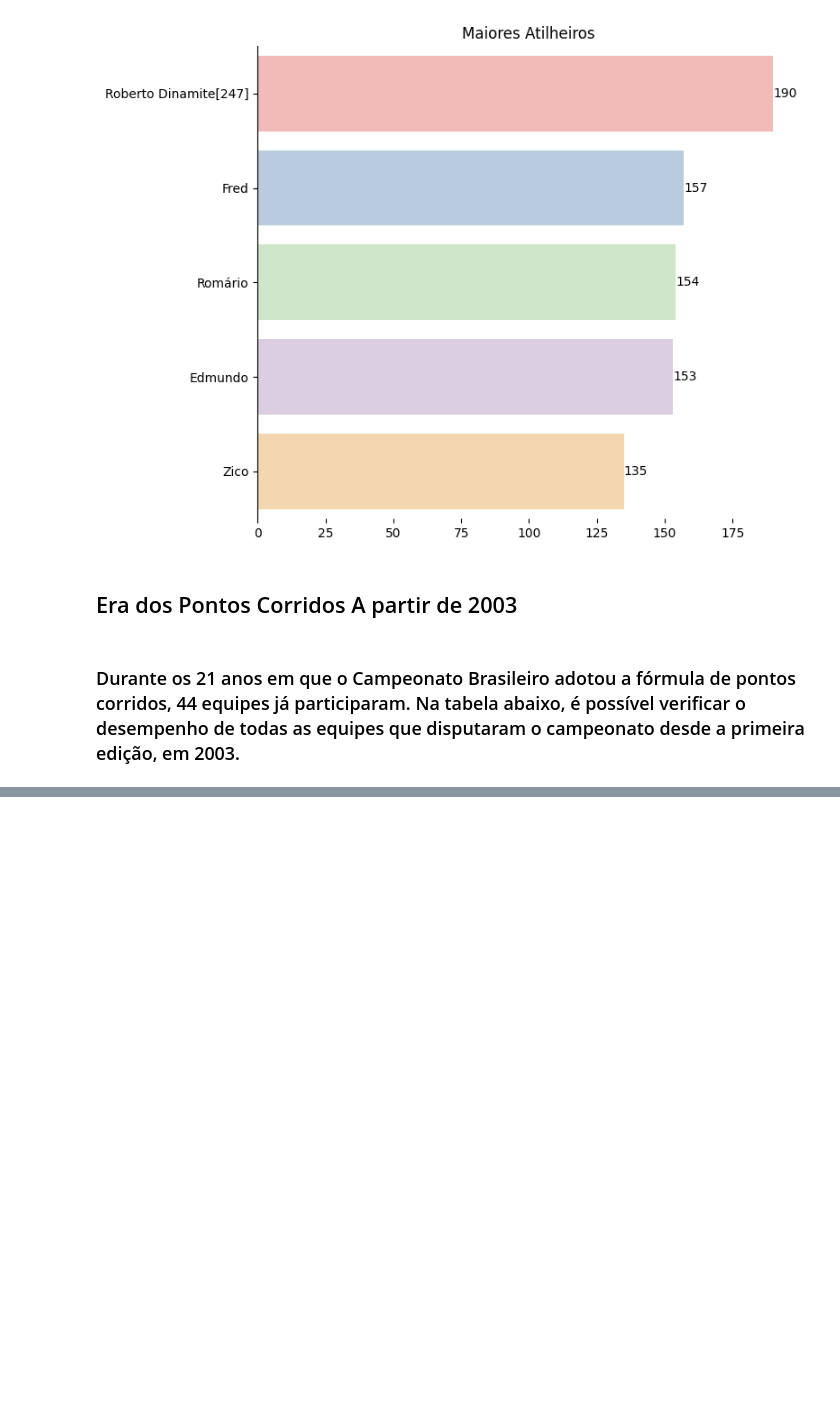
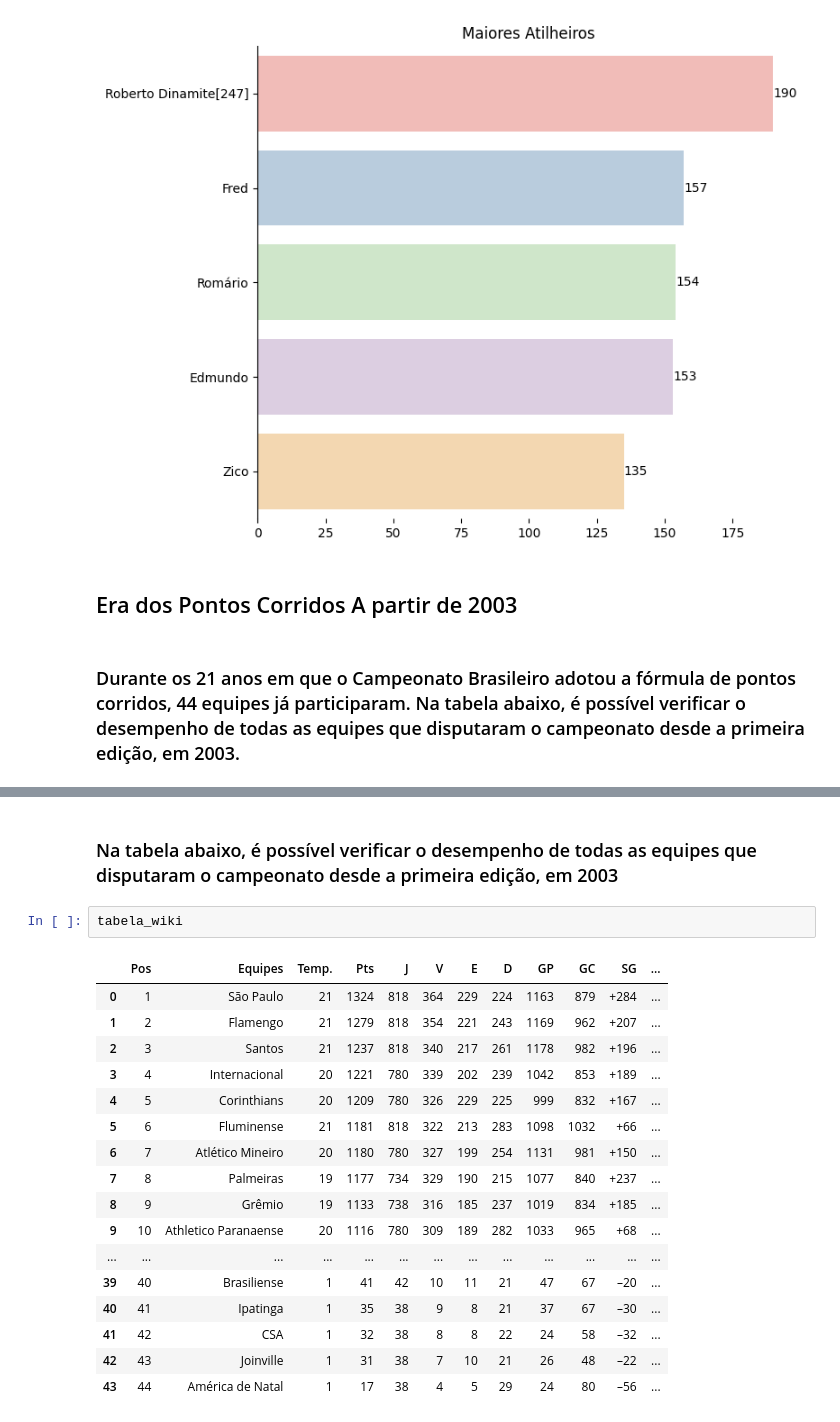
Before and after one commit to hugodevelopment/Web-Scraping, a Jupyter notebook: Análise_Histórica_Brasileirão.ipynb, the cells around one changed output, grey strips where cells are left out. Cells and saved outputs as stored; diff of their text form; blank space fills up the shorter version.

```diff
--- a/Análise_Histórica_Brasileirão.ipynb
+++ b/Análise_Histórica_Brasileirão.ipynb
@@ -339,0 +358,22 @@ Passing `palette` without assigning `hue` is deprecated and will be removed in v
+# %% [markdown]
+<h3> Na tabela abaixo, é possível verificar o desempenho de todas as equipes que disputaram o campeonato desde a primeira edição, em 2003 </h3>
+# %%
+tabela_wiki
+# %% [output]
+|  | Pos | Equipes | Temp. | Pts | J | V | E | D | GP | GC | SG | ... |
+| 0 | 1 | São Paulo | 21 | 1324 | 818 | 364 | 229 | 224 | 1163 | 879 | +284 | ... |
+| 1 | 2 | Flamengo | 21 | 1279 | 818 | 354 | 221 | 243 | 1169 | 962 | +207 | ... |
+| 2 | 3 | Santos | 21 | 1237 | 818 | 340 | 217 | 261 | 1178 | 982 | +196 | ... |
+| 3 | 4 | Internacional | 20 | 1221 | 780 | 339 | 202 | 239 | 1042 | 853 | +189 | ... |
+| 4 | 5 | Corinthians | 20 | 1209 | 780 | 326 | 229 | 225 | 999 | 832 | +167 | ... |
+| 5 | 6 | Fluminense | 21 | 1181 | 818 | 322 | 213 | 283 | 1098 | 1032 | +66 | ... |
+| 6 | 7 | Atlético Mineiro | 20 | 1180 | 780 | 327 | 199 | 254 | 1131 | 981 | +150 | ... |
+| 7 | 8 | Palmeiras | 19 | 1177 | 734 | 329 | 190 | 215 | 1077 | 840 | +237 | ... |
+| 8 | 9 | Grêmio | 19 | 1133 | 738 | 316 | 185 | 237 | 1019 | 834 | +185 | ... |
+| 9 | 10 | Athletico Paranaense | 20 | 1116 | 780 | 309 | 189 | 282 | 1033 | 965 | +68 | ... |
+| ... | ... | ... | ... | ... | ... | ... | ... | ... | ... | ... | ... | ... |
+| 39 | 40 | Brasiliense | 1 | 41 | 42 | 10 | 11 | 21 | 47 | 67 | –20 | ... |
+| 40 | 41 | Ipatinga | 1 | 35 | 38 | 9 | 8 | 21 | 37 | 67 | –30 | ... |
+| 41 | 42 | CSA | 1 | 32 | 38 | 8 | 8 | 22 | 24 | 58 | –32 | ... |
+| 42 | 43 | Joinville | 1 | 31 | 38 | 7 | 10 | 21 | 26 | 48 | –22 | ... |
+| 43 | 44 | América de Natal | 1 | 17 | 38 | 4 | 5 | 29 | 24 | 80 | –56 | ... |
```
Also changed, not shown: parts of 6 cells of this notebook.
